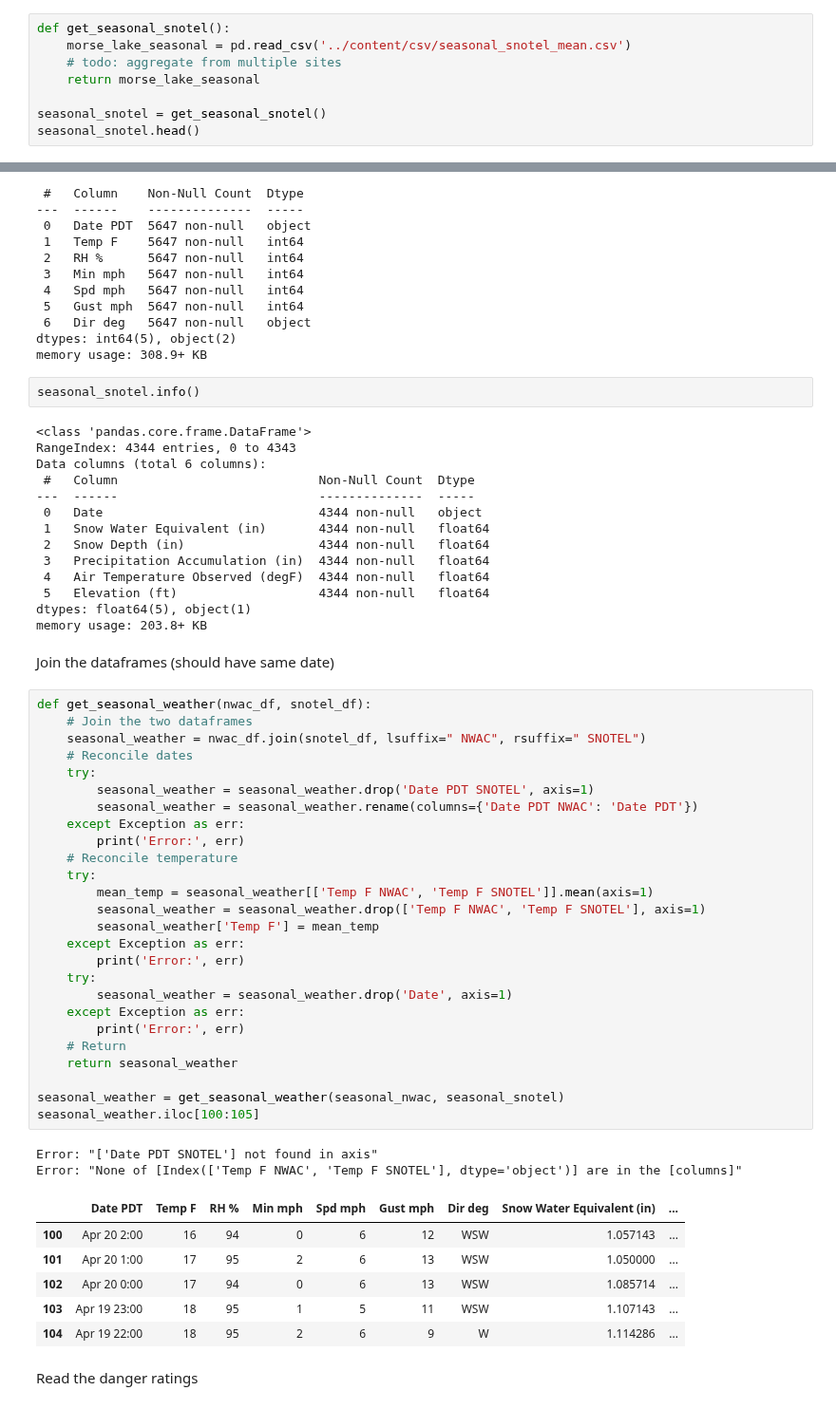
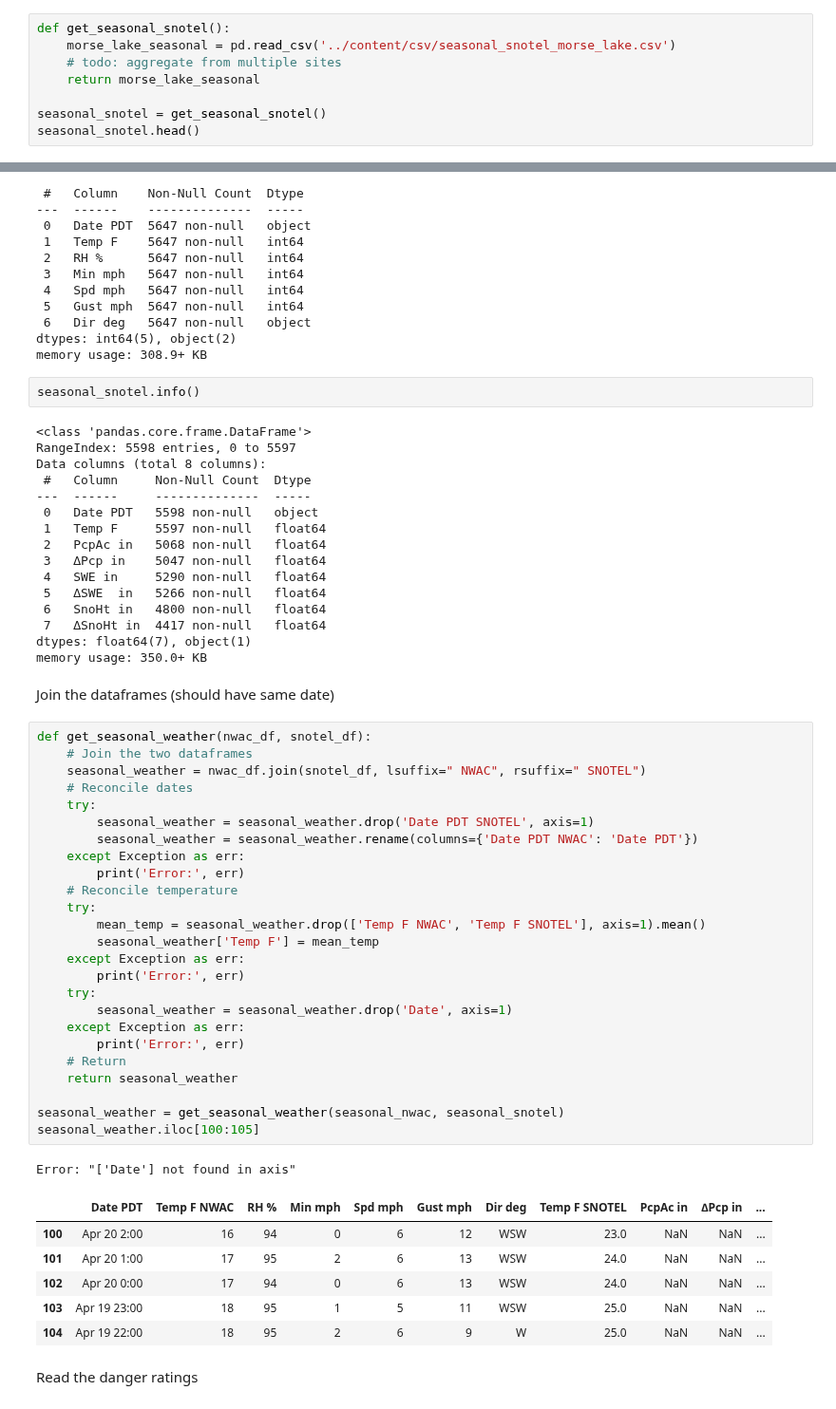
Before and after one commit to itsjpb/470-avalanche-prediction, a Jupyter notebook: jupyter/better_metrics.ipynb, the cells around one changed output, grey strips where cells are left out. Shown at 95% size. Saved outputs shown, nothing was run; the diff lists cells and outputs as text.

```diff
--- a/jupyter/better_metrics.ipynb
+++ b/jupyter/better_metrics.ipynb
@@ -32,7 +32,7 @@ seasonal_nwac.tail()
 | 5646 | Sep 1 0:00 | 59 | 36 | 6 | 15 | 23 | W |
 # %%
 def get_seasonal_snotel():
-    morse_lake_seasonal = pd.read_csv('../content/csv/seasonal_snotel_mean.csv')
+    morse_lake_seasonal = pd.read_csv('../content/csv/seasonal_snotel_morse_lake.csv')
     # todo: aggregate from multiple sites
     return morse_lake_seasonal
 
@@ -77,55 +77,55 @@ memory usage: 308.9+ KB
 seasonal_snotel.info()
 # %% [output]
 <class 'pandas.core.frame.DataFrame'>
-RangeIndex: 4344 entries, 0 to 4343
-Data columns (total 6 columns):
- #   Column                           Non-Null Count  Dtype
----  ------                           --------------  -----
- 0   Date                             4344 non-null   object
- 1   Snow Water Equivalent (in)       4344 non-null   float64
- 2   Snow Depth (in)                  4344 non-null   float64
- 3   Precipitation Accumulation (in)  4344 non-null   float64
- 4   Air Temperature Observed (degF)  4344 non-null   float64
- 5   Elevation (ft)                   4344 non-null   float64
-dtypes: float64(5), object(1)
-memory usage: 203.8+ KB
+RangeIndex: 5598 entries, 0 to 5597
+Data columns (total 8 columns):
+ #   Column     Non-Null Count  Dtype
+---  ------     --------------  -----
+ 0   Date PDT   5598 non-null   object
+ 1   Temp F     5597 non-null   float64
+ 2   PcpAc in   5068 non-null   float64
+ 3   ∆Pcp in    5047 non-null   float64
+ 4   SWE in     5290 non-null   float64
+ 5   ∆SWE  in   5266 non-null   float64
+ 6   SnoHt in   4800 non-null   float64
+ 7   ∆SnoHt in  4417 non-null   float64
+dtypes: float64(7), object(1)
+memory usage: 350.0+ KB
 # %% [markdown]
 Join the dataframes (should have same date)
 # %%
 def get_seasonal_weather(nwac_df, snotel_df):
     # Join the two dataframes
     seasonal_weather = nwac_df.join(snotel_df, lsuffix=" NWAC", rsuffix=" SNOTEL")
     # Reconcile dates
     try:
         seasonal_weather = seasonal_weather.drop('Date PDT SNOTEL', axis=1)
         seasonal_weather = seasonal_weather.rename(columns={'Date PDT NWAC': 'Date PDT'})
     except Exception as err:
         print('Error:', err)
     # Reconcile temperature
     try:
-        mean_temp = seasonal_weather[['Temp F NWAC', 'Temp F SNOTEL']].mean(axis=1)
-        seasonal_weather = seasonal_weather.drop(['Temp F NWAC', 'Temp F SNOTEL'], axis=1)
+        mean_temp = seasonal_weather.drop(['Temp F NWAC', 'Temp F SNOTEL'], axis=1).mean()
         seasonal_weather['Temp F'] = mean_temp
     except Exception as err:
         print('Error:', err)
     try:
         seasonal_weather = seasonal_weather.drop('Date', axis=1)
     except Exception as err:
         print('Error:', err)
     # Return
     return seasonal_weather
 
 seasonal_weather = get_seasonal_weather(seasonal_nwac, seasonal_snotel)
 seasonal_weather.iloc[100:105]
 # %% [output]
-Error: "['Date PDT SNOTEL'] not found in axis"
-Error: "None of [Index(['Temp F NWAC', 'Temp F SNOTEL'], dtype='object')] are in the [columns]"
+Error: "['Date'] not found in axis"
-|  | Date PDT | Temp F | RH % | Min mph | Spd mph | Gust mph | Dir deg | Snow Water Equivalent (in) | ... |
-| 100 | Apr 20 2:00 | 16 | 94 | 0 | 6 | 12 | WSW | 1.057143 | ... |
-| 101 | Apr 20 1:00 | 17 | 95 | 2 | 6 | 13 | WSW | 1.050000 | ... |
-| 102 | Apr 20 0:00 | 17 | 94 | 0 | 6 | 13 | WSW | 1.085714 | ... |
-| 103 | Apr 19 23:00 | 18 | 95 | 1 | 5 | 11 | WSW | 1.107143 | ... |
-| 104 | Apr 19 22:00 | 18 | 95 | 2 | 6 | 9 | W | 1.114286 | ... |
+|  | Date PDT | Temp F NWAC | RH % | Min mph | Spd mph | Gust mph | Dir deg | Temp F SNOTEL | PcpAc in | ∆Pcp in | ... |
+| 100 | Apr 20 2:00 | 16 | 94 | 0 | 6 | 12 | WSW | 23.0 | NaN | NaN | ... |
+| 101 | Apr 20 1:00 | 17 | 95 | 2 | 6 | 13 | WSW | 24.0 | NaN | NaN | ... |
+| 102 | Apr 20 0:00 | 17 | 94 | 0 | 6 | 13 | WSW | 24.0 | NaN | NaN | ... |
+| 103 | Apr 19 23:00 | 18 | 95 | 1 | 5 | 11 | WSW | 25.0 | NaN | NaN | ... |
+| 104 | Apr 19 22:00 | 18 | 95 | 2 | 6 | 9 | W | 25.0 | NaN | NaN | ... |
 # %% [markdown]
 Read the danger ratings
 # %%
```
Also changed, not shown: parts of 9 cells of this notebook, 1 other file.
